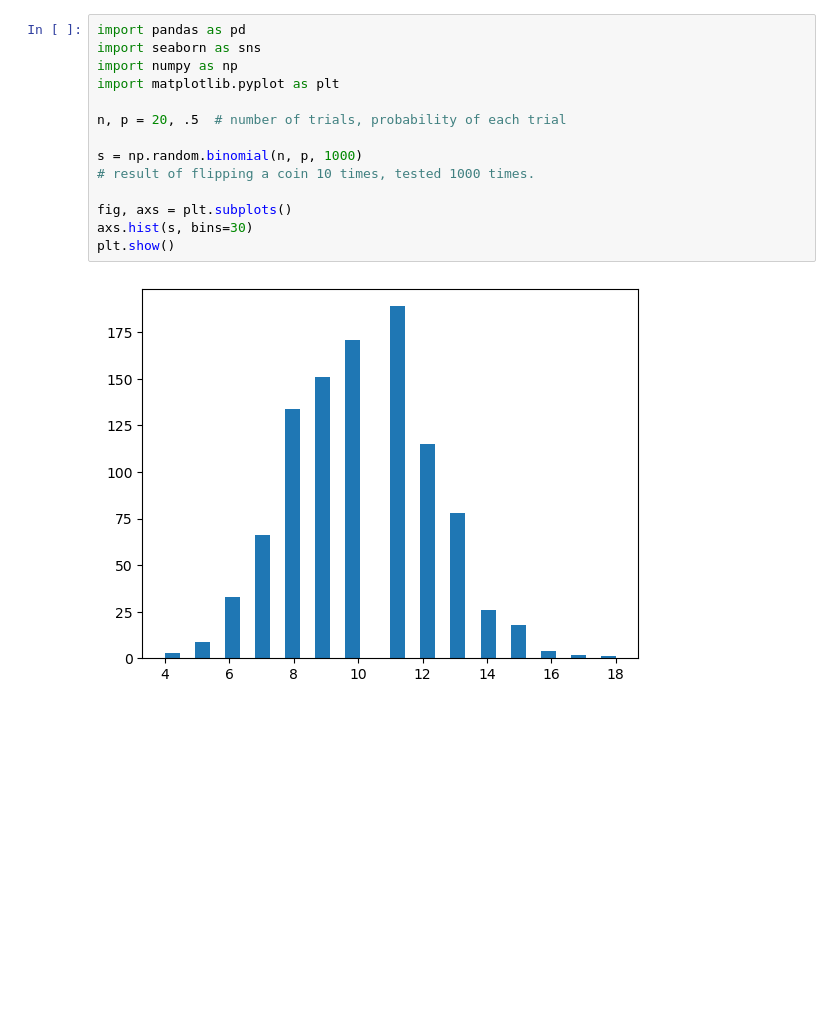
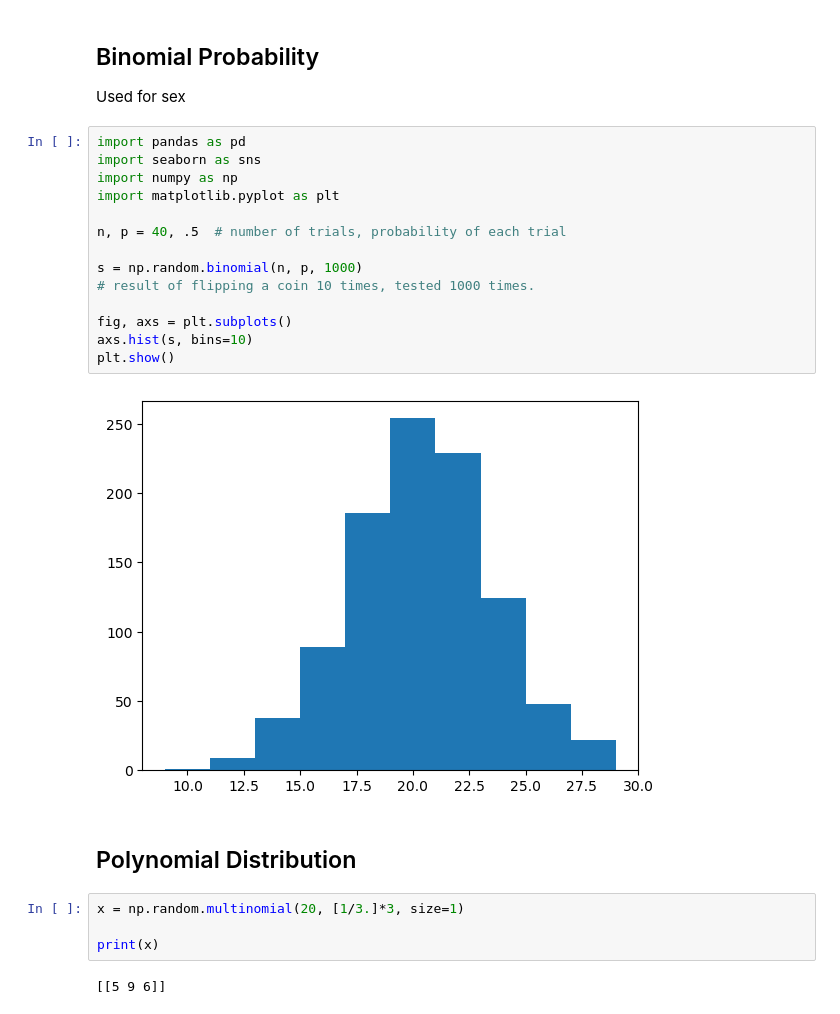
Before and after one commit to humphs078/data_analysis_fundamentals, a Jupyter notebook: tasks/scripts/task_3/task_3.ipynb, the cells around one changed output. Saved outputs shown, nothing was run; the diff lists cells and outputs as text; blank space fills up the shorter version.

```diff
--- a/tasks/scripts/task_3/task_3.ipynb
+++ b/tasks/scripts/task_3/task_3.ipynb
@@ -1,16 +1,27 @@
+# %% [markdown]
+## Binomial Probability
+Used for sex
 # %%
 import pandas as pd
 import seaborn as sns
 import numpy as np
 import matplotlib.pyplot as plt
 
-n, p = 20, .5  # number of trials, probability of each trial
+n, p = 40, .5  # number of trials, probability of each trial
 
 s = np.random.binomial(n, p, 1000)
 # result of flipping a coin 10 times, tested 1000 times.
 
 fig, axs = plt.subplots()
-axs.hist(s, bins=30)
+axs.hist(s, bins=10)
 plt.show()
 # %% [output]
-[figure, old version]
+[figure, new version]
+# %% [markdown]
+## Polynomial Distribution
+# %%
+x = np.random.multinomial(20, [1/3.]*3, size=1)
+
+print(x)
+# %% [output]
+[[5 9 6]]
```
Also changed, not shown: 1 other file.
